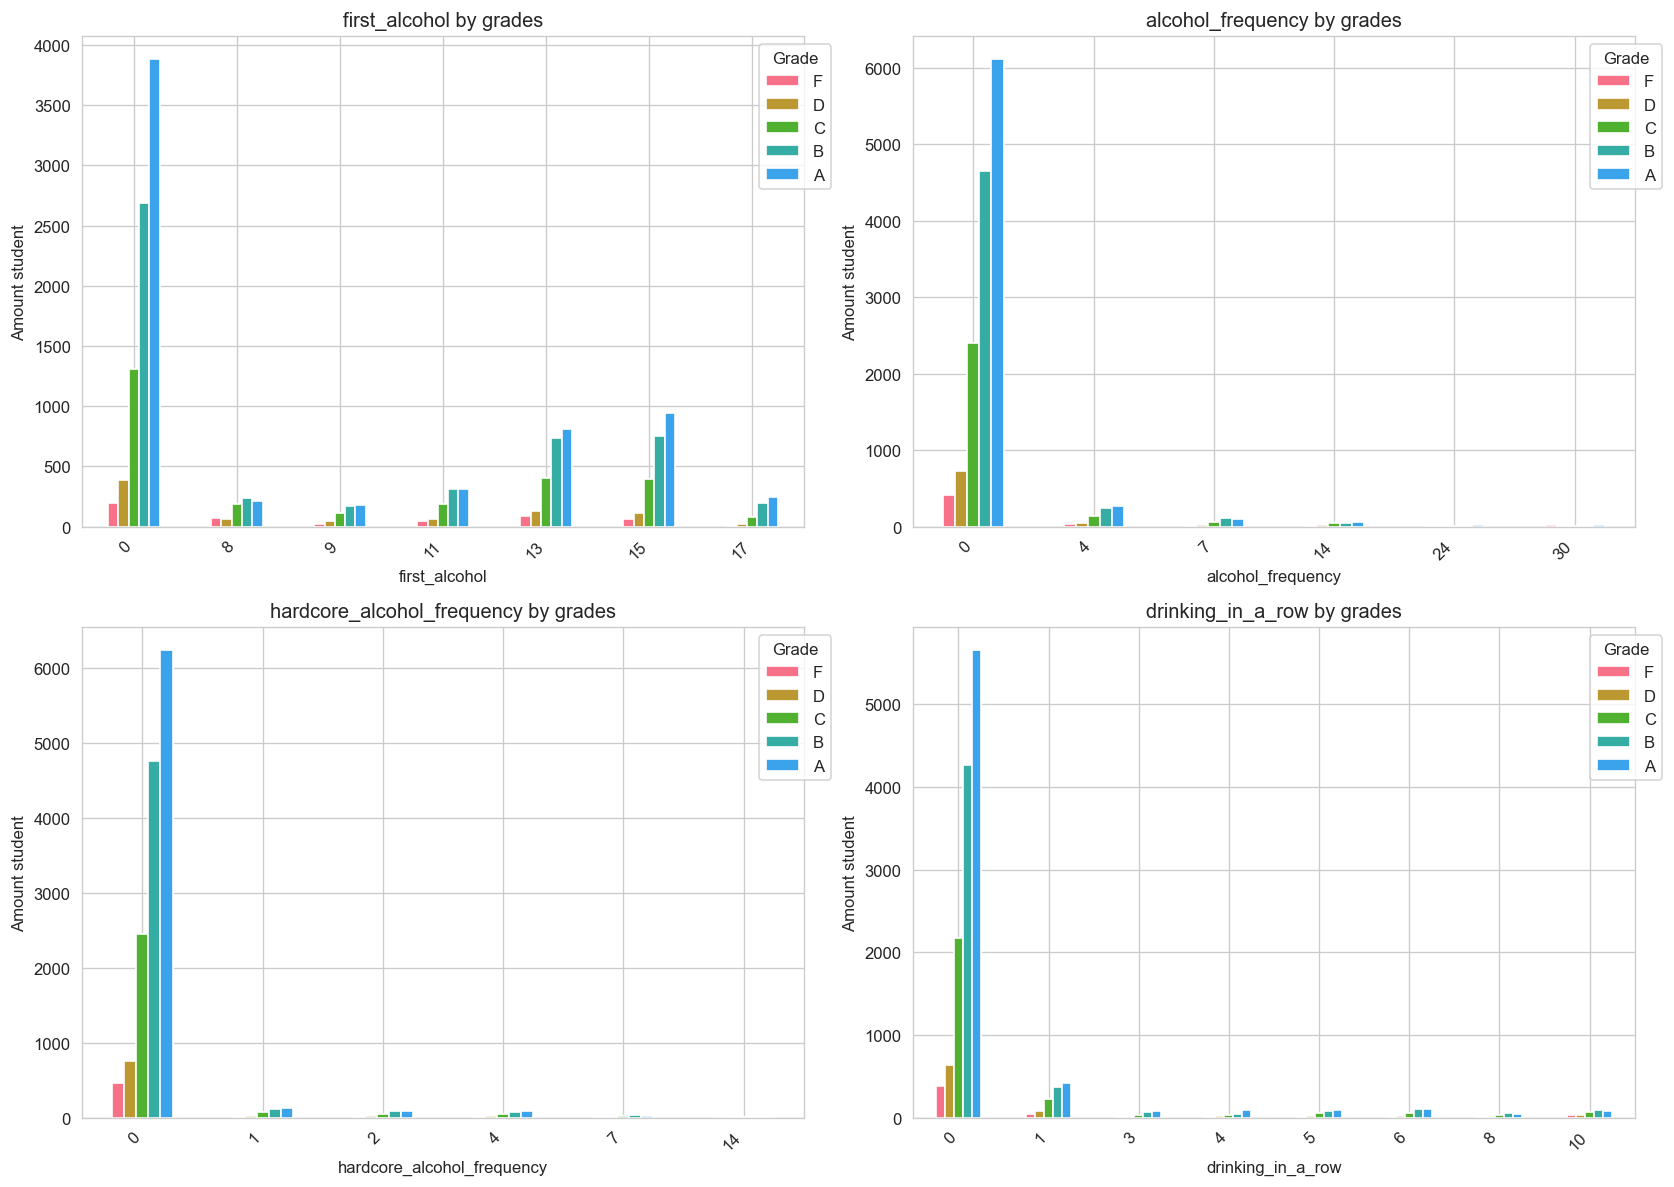
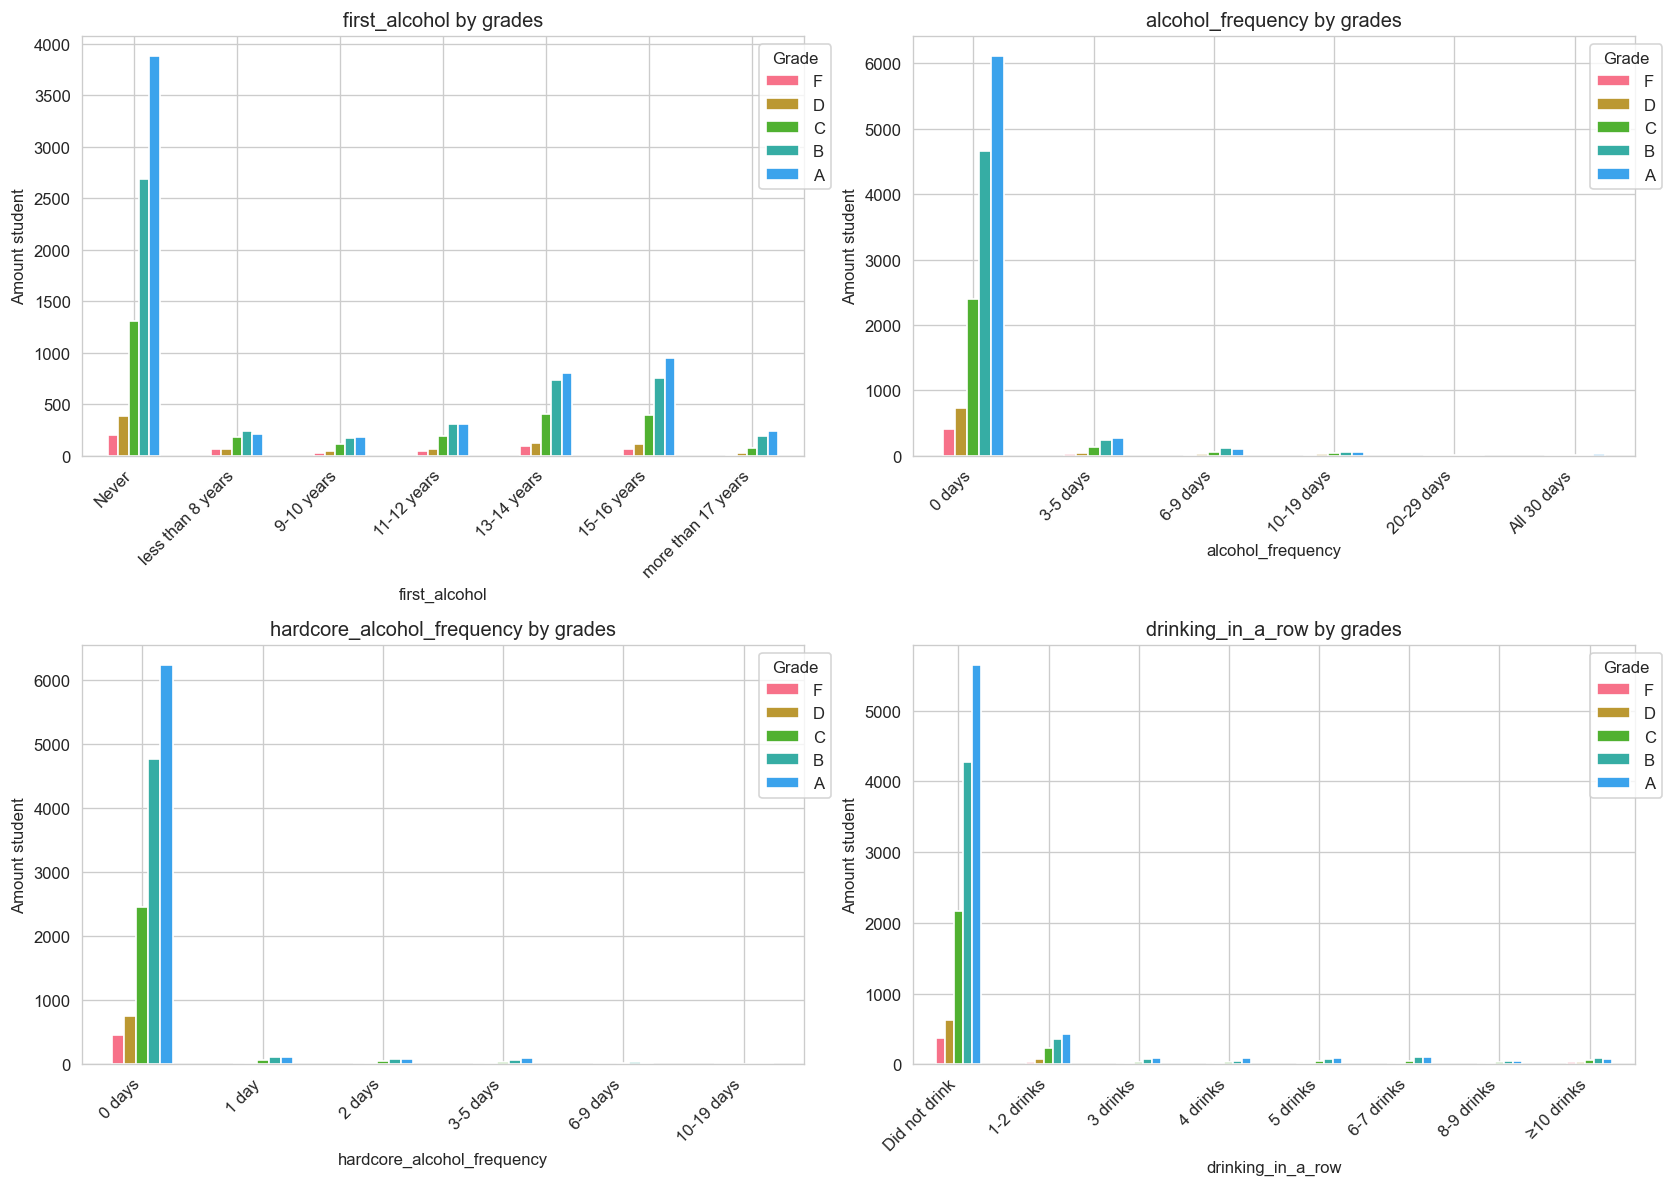
Unified diff of the notebook cell whose output changed from the first chart to the second:
--- before
+++ after
@@ -32,5 +32,5 @@
     axes[i].set_ylabel('Amount student')
     axes[i].legend(title='Grade', bbox_to_anchor=(1.05, 1))
-    axes[i].set_xticklabels(labels_map[col], rotation=45, ha='right')
+    axes[i].set_xticklabels(labels_map[col].values(), rotation=45, ha='right')
 
 plt.tight_layout()

Commit: naja Final la, tha mai mee rai ja gae